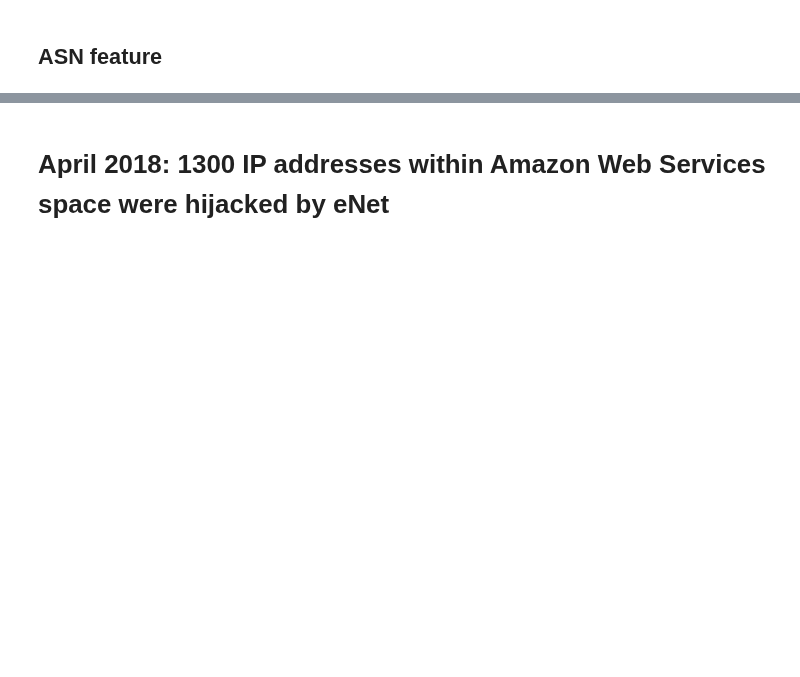
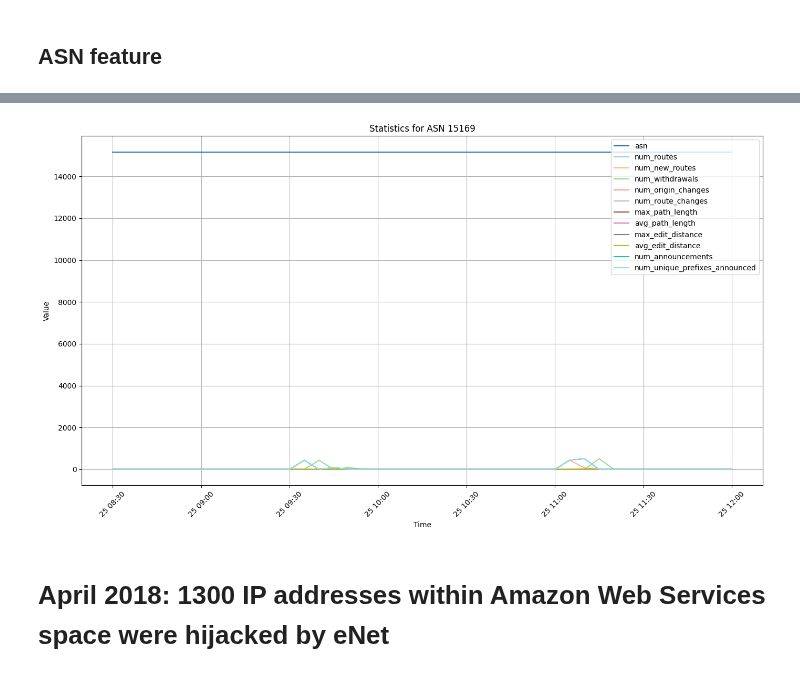
Before and after one commit to hyonbokan/BGP_data_analysis, a Jupyter notebook: pybgpstream/bgp_data_analysis_feature_extraction.ipynb, the cells around one changed output, grey strips where cells are left out. Saved outputs shown, nothing was run; the diff lists cells and outputs as text; code cells hidden in the pictures; blank space fills up the shorter version.

```diff
--- a/pybgpstream/bgp_data_analysis_feature_extraction.ipynb
+++ b/pybgpstream/bgp_data_analysis_feature_extraction.ipynb
@@ -398,2 +449,25 @@ print(df_features)
+# %%
+import matplotlib.pyplot as plt
+import matplotlib.cm as cm
+
+# Define the color map
+num_colors = len(numeric_cols)
+color_map = cm.get_cmap('tab20', num_colors)
+
+# Plotting the statistics
+plt.figure(figsize=(14, 8))
+for i, col in enumerate(numeric_cols):
+    plt.plot(df_features['timestamp'], df_features[col], label=col, color=color_map(i))
+
+plt.xlabel('Time')
+plt.ylabel('Value')
+plt.title(f'Statistics for ASN {target_asn}')
+plt.legend(loc='upper right')
+plt.grid(True)
+plt.xticks(rotation=45)
+plt.tight_layout()
+plt.show()
+# %% [output]
+[figure, added]
 # %% [markdown]
 # April 2018: 1300 IP addresses within Amazon Web Services space were hijacked by eNet
```
Also changed, not shown: parts of 4 cells of this notebook, 10 other files.
